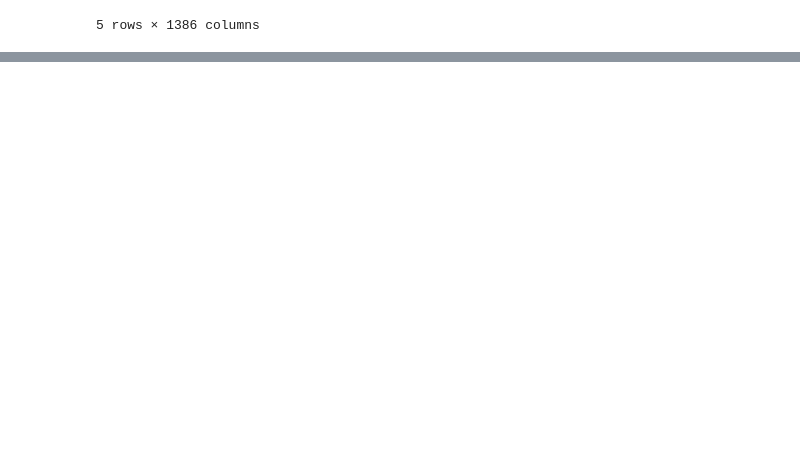
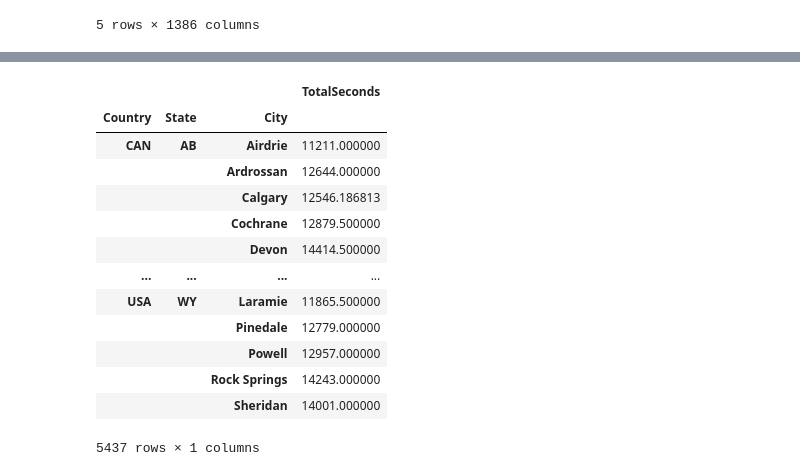
Before and after one commit to Byienio/Pandas_pg, a Jupyter notebook: MultiIndexAndPivotTables.ipynb, the cells around one changed output, grey strips where cells are left out. Cells and saved outputs as stored; diff of their text form; code cells hidden in the pictures; blank space fills up the shorter version.

Commit message:
pivot tables

```diff
--- a/MultiIndexAndPivotTables.ipynb
+++ b/MultiIndexAndPivotTables.ipynb
@@ -449,0 +455,14 @@ fuel.stack().unstack(level=['Year','Make']).sort_index(axis=1).head()
+# %%
+df = pd.read_csv('data/data/marathon_results_2016.csv',usecols=['Bib','40K','Half','Pace','Age','M/F','Country','State','City'],index_col='Bib')
+# %%
+df['40K'] = df['40K'].replace('-', 0)
+df['Half'] = df['Half'].replace('-', 0)
+
+df['40K'] = df['40K'].apply(pd.to_timedelta)
+df['Half'] = df['Half'].apply(pd.to_timedelta)
+
+df['TotalSeconds'] = df['40K'].apply(lambda x: timedelta.total_seconds(x))
+df['HalfSeconds'] = df['Half'].apply(lambda x: timedelta.total_seconds(x))
+
+df['TotalSeconds'] = df['TotalSeconds'].replace(0,np.nan)
+df['HalfSeconds'] = df['HalfSeconds'].replace(0,np.nan)
@@ -449,0 +584,17 @@ fuel.stack().unstack(level=['Year','Make']).sort_index(axis=1).head()
+# %%
+df.pivot_table(index=['Country','State','City'],values='TotalSeconds',aggfunc='mean')
+# %% [output]
+|  |  |  | TotalSeconds |
+| Country | State | City |  |
+| CAN | AB | Airdrie | 11211.000000 |
+|  |  | Ardrossan | 12644.000000 |
+|  |  | Calgary | 12546.186813 |
+|  |  | Cochrane | 12879.500000 |
+|  |  | Devon | 14414.500000 |
+| ... | ... | ... | ... |
+| USA | WY | Laramie | 11865.500000 |
+|  |  | Pinedale | 12779.000000 |
+|  |  | Powell | 12957.000000 |
+|  |  | Rock Springs | 14243.000000 |
+|  |  | Sheridan | 14001.000000 |
+5437 rows × 1 columns
```
Also changed, not shown: parts of 12 cells of this notebook, 1 other file.
